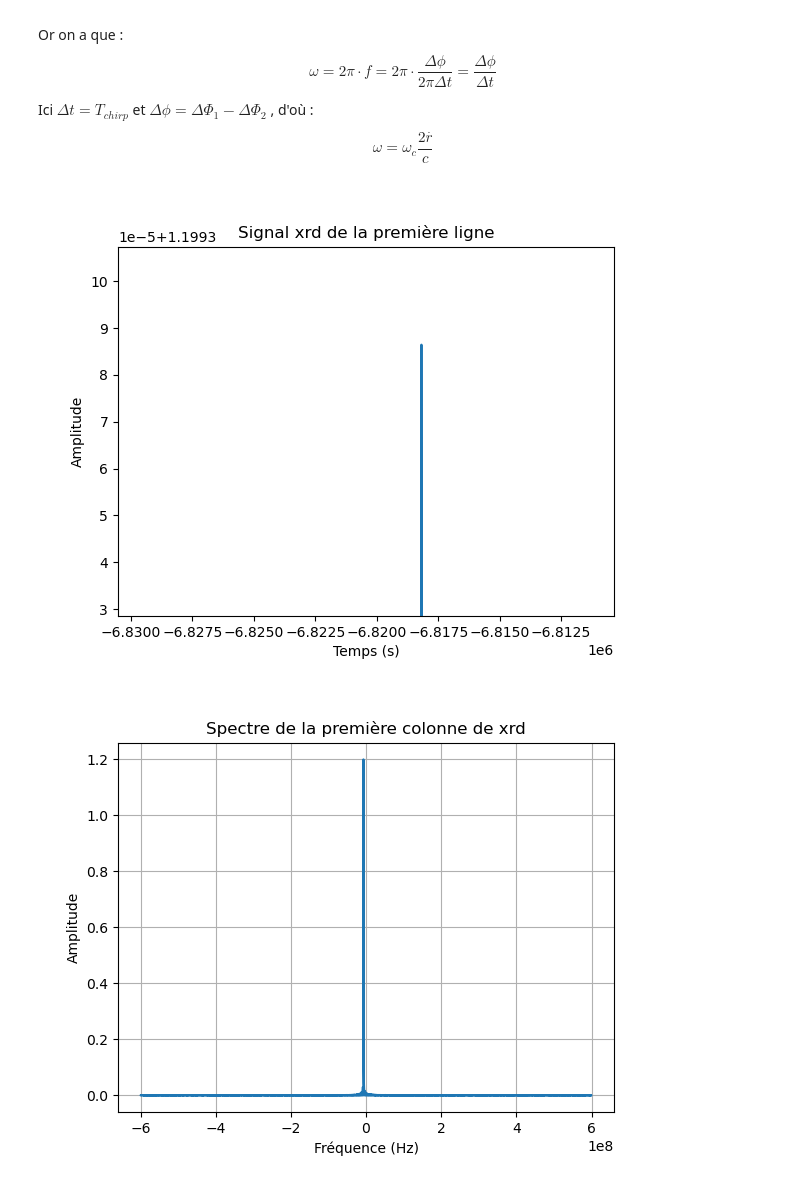
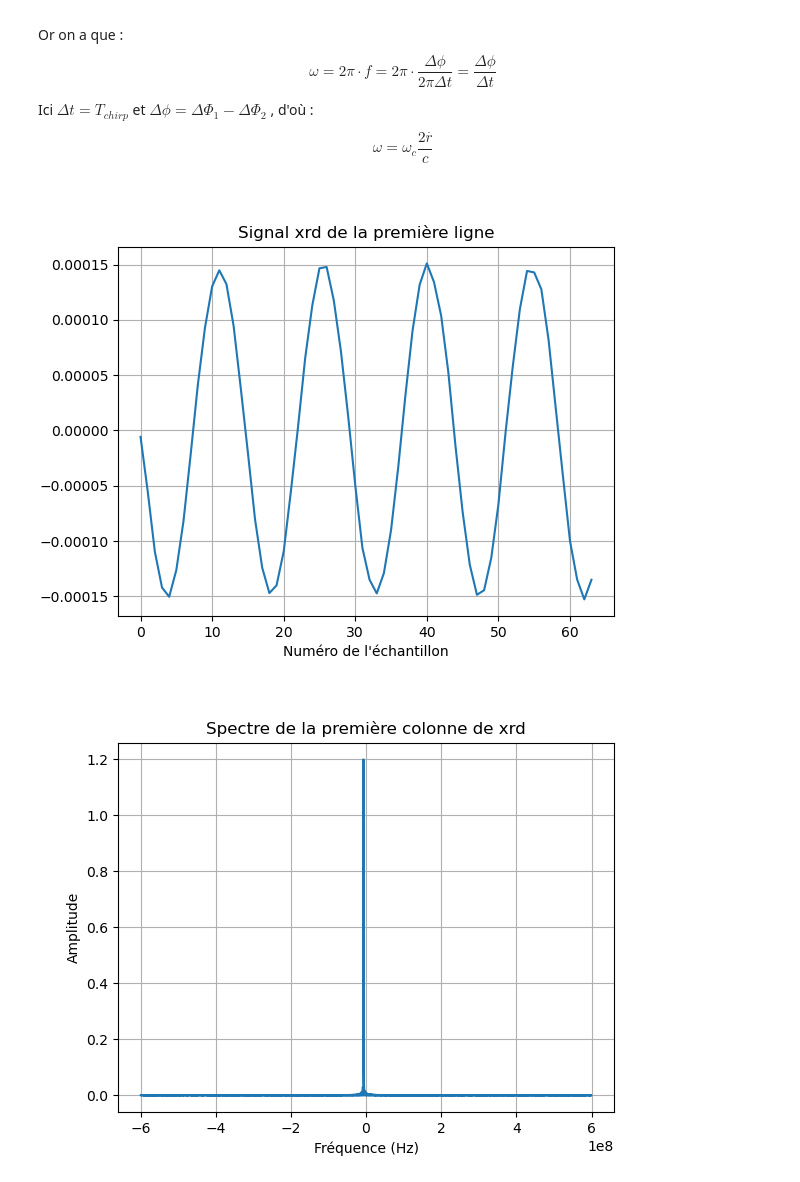
Before and after one commit to noamguillou/Traitement-du-signal-groupe-4, a Jupyter notebook: notebook.ipynb, the cells around one changed output. Cells and saved outputs as stored; diff of their text form; code cells hidden in the pictures.

```diff
--- a/notebook.ipynb
+++ b/notebook.ipynb
@@ -247,16 +247,17 @@ Or on a que : $$\omega = 2\pi \cdot f = 2\pi \cdot \frac{\Delta \phi}{2\pi \Delt
 
 Ici $\Delta t = T_{chirp}$ et $\Delta \phi = \Delta\Phi_{1}-\Delta\Phi_{2}$ , d'où : $$ \omega = \omega_{c}\frac{2\overset{.}{r}}{c}$$
 # %%
+plt.close('all')
 ligne = xrd[0, :]
 t = np.arange(len(ligne))
 plt.plot(t, ligne)
-plt.xlabel('Temps (s)')
+plt.xlabel("Numéro de l'échantillon")
 plt.ylabel('Amplitude')
 plt.title('Signal xrd de la première ligne')
 plt.grid()
 plt.show()
 # %% [output]
-[figure, old version]
+[figure, new version]
 # %%
 signal2 = np.fft.fft(xrd[:,0])
 frequencies2 = np.fft.fftfreq(len(signal2), d=1/fech)
```
